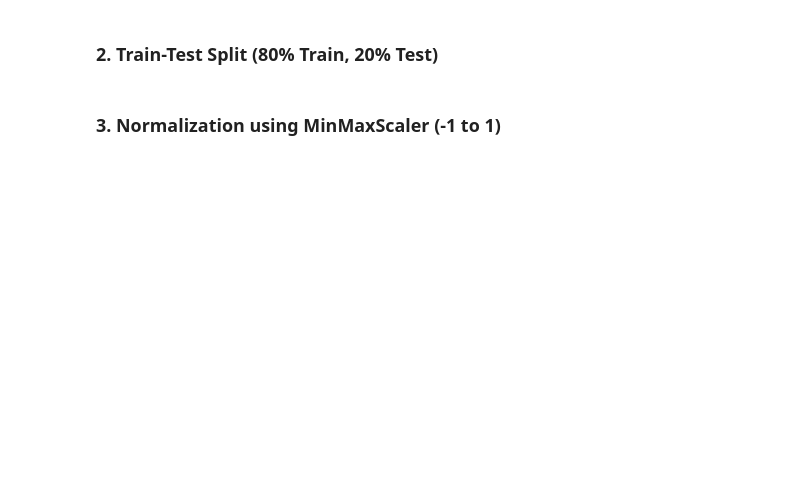
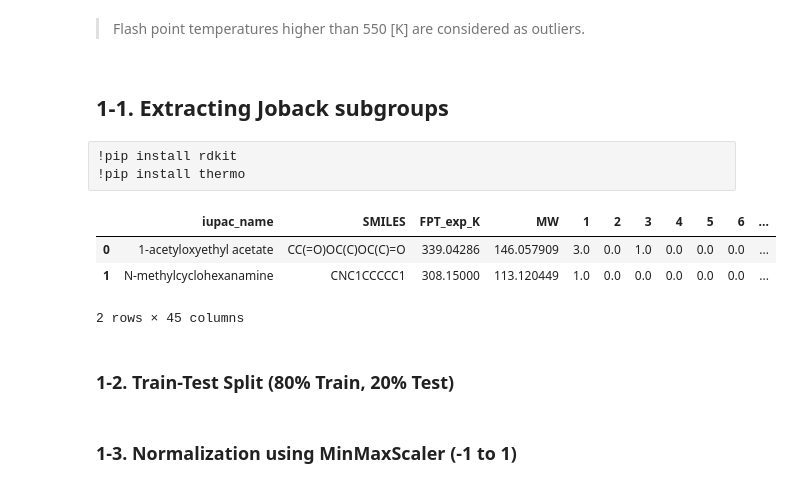
Before and after one commit to sardaar11/Flash_Point_Temperature, a Jupyter notebook: flash_point_model.ipynb, the cells around one changed output. Drawn from its saved outputs; the diff is of its cells as text; code cells hidden in the pictures; blank space fills up the shorter version.

```diff
--- a/flash_point_model.ipynb
+++ b/flash_point_model.ipynb
@@ -24,0 +31,2 @@ data.head(3)
+# %% [markdown]
+> Flash point temperatures higher than 550 [K] are considered as outliers.
@@ -25 +36,26 @@ data.head(3)
+# %% [markdown]
+## 1-1. Extracting Joback subgroups
+# %% [raw]
+!pip install rdkit
+!pip install thermo
+# %%
+from rdkit import Chem
+from rdkit.Chem import Descriptors
+from thermo.group_contribution import Joback
+
+
+df = pd.DataFrame(index=data.index, columns=list(data.columns)[0:3]+['MW']+list(range(1, 42)))
+df.iloc[:, 0:3] = data.iloc[:, 0:3]
+
+for index, row in df.iterrows():
+    df.loc[index, 'MW'] = Descriptors.ExactMolWt(Chem.MolFromSmiles(row['SMILES']))
+    df.iloc[index, 4:] = Joback(row["SMILES"]).counts
+
+df.fillna(0, inplace=True)
+df.head(2)
+# %% [output]
+|  | iupac_name | SMILES | FPT_exp_K | MW | 1 | 2 | 3 | 4 | 5 | 6 | ... |
+| 0 | 1-acetyloxyethyl acetate | CC(=O)OC(C)OC(C)=O | 339.04286 | 146.057909 | 3.0 | 0.0 | 1.0 | 0.0 | 0.0 | 0.0 | ... |
+| 1 | N-methylcyclohexanamine | CNC1CCCCC1 | 308.15000 | 113.120449 | 1.0 | 0.0 | 0.0 | 0.0 | 0.0 | 0.0 | ... |
+2 rows × 45 columns
 # %%
@@ -28,2 +64,2 @@ y = data.iloc[:, 2].values
 # %% [markdown]
-### 2. Train-Test Split (80% Train, 20% Test)
+### 1-2. Train-Test Split (80% Train, 20% Test)
@@ -30,7 +69,7 @@ y = data.iloc[:, 2].values
 # %%
 X_train, X_test, y_train, y_test = train_test_split(X, y, test_size=0.2, random_state=42)
 # %% [markdown]
-### 3. Normalization using MinMaxScaler (-1 to 1)
+### 1-3. Normalization using MinMaxScaler (-1 to 1)
 # %%
 scaler = MinMaxScaler(feature_range=(-1, 1))
 #scaler = StandardScaler()
```
Also changed, not shown: parts of 24 cells of this notebook, 2 other files.
